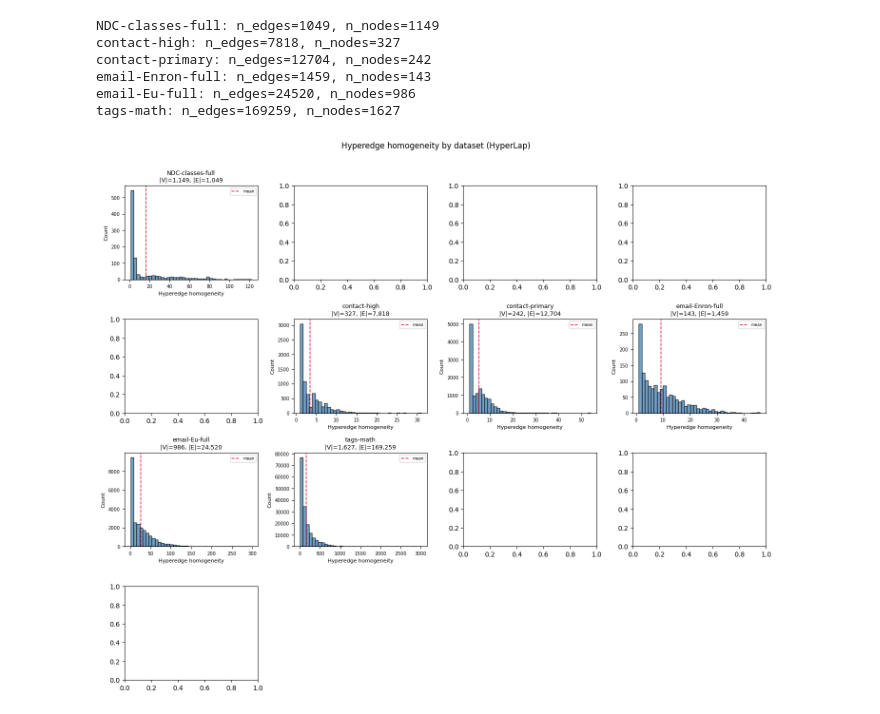
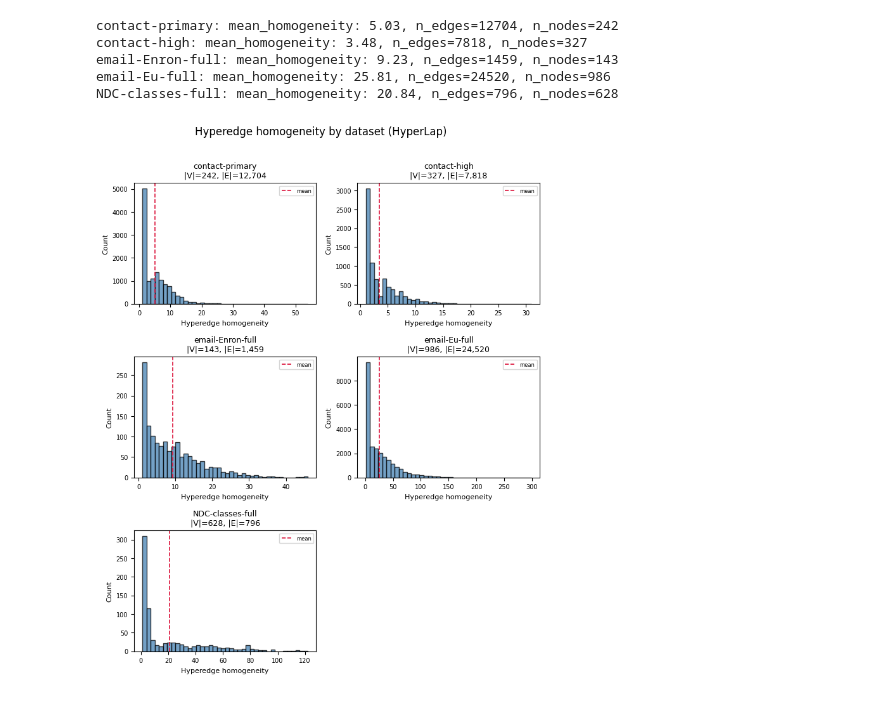
Before and after one commit to aduntslusine/hypergraphs, a Jupyter notebook: homogeneity.ipynb, the cells around one changed output. Drawn from its saved outputs; the diff is of its cells as text; code cells hidden in the pictures.

```diff
--- a/homogeneity.ipynb
+++ b/homogeneity.ipynb
@@ -41,6 +60,10 @@ for txt_path in sorted(DATASET_DIR.glob("*_graph.txt")):
     key = txt_path.stem.replace("_graph", "")
     print(key, flush=True)
 
+    if "coauth" in key:
+        print("     skipped\n")
+        continue
+
     edge_list = []
     with open(txt_path, "r") as f:
         for line in f:
@@ -49,12 +72,22 @@ for txt_path in sorted(DATASET_DIR.glob("*_graph.txt")):
                 continue
             tokens = line.replace(",", " ").split()
             edge_list.append([int(x) for x in tokens])
+    print("     read the file")
 
     H = Hypergraph(edge_list)
+    print("     made the hypergraph")
+    if H.is_connected():
+        print("     connected")
+    else:
+        H = H.subhypergraph_largest_component()
+        print("     extracted the component")
     hom_list = hyperedge_homogeneity_list(H)
     edge_sizes = [len(e) for e in H.get_edges()]
 
+    print("\n")
+
     homogeneity_by_dataset[key] = {
+        "H": H,
         "path": str(txt_path),
         "n_nodes": len(H.get_nodes()),
         "n_edges": len(H.get_edges()),
@@ -115,43 +153,38 @@ plt.show()
 # %%
 # Facet plot: one histogram per dataset
-names = sorted(homogeneity_by_dataset.keys())
+names = ["contact-primary", "contact-high", "email-Enron-full", "email-Eu-full", "NDC-classes-full"]
 n = len(names)
-ncols = 4
+ncols = 2
 nrows = int(np.ceil(n / ncols))
 fig, axes = plt.subplots(nrows, ncols, figsize=(3.6 * ncols, 2.9 * nrows), squeeze=False)
 axes_flat = axes.ravel()
 
 for i, name in enumerate(names):
-    # if (homogeneity_by_dataset[name]["n_edges"] > 100000):
-    if (homogeneity_by_dataset[name]["n_nodes"] > 2000):
-        # print(f"skipping {name}")
-        continue
     ax = axes_flat[i]
     hom = homogeneity_by_dataset[name]["hyperedge_homogeneity"]
     ax.hist(hom, bins=40, edgecolor="black", alpha=0.75, color="steelblue")
     mu = float(homogeneity_by_dataset[name]["mean_homogeneity"])
     ax.axvline(mu, color="crimson", linestyle="--", linewidth=1.2, label="mean")
     ax.legend(fontsize=6, loc="best")
     ax.set_title(
         f"{name}\n|V|={homogeneity_by_dataset[name]['n_nodes']:,}, |E|={homogeneity_by_dataset[name]['n_edges']:,}",
         fontsize=9,
     )
     ax.set_xlabel("Hyperedge homogeneity", fontsize=8)
     ax.set_ylabel("Count", fontsize=8)
     ax.tick_params(labelsize=7)
-    print(f"{name}: n_edges={homogeneity_by_dataset[name]['n_edges']}, n_nodes={homogeneity_by_dataset[name]['n_nodes']}")
+    print(f"{name}: mean_homogeneity: {round(homogeneity_by_dataset[name]['mean_homogeneity'], 2)}, n_edges={homogeneity_by_dataset[name]['n_edges']}, n_nodes={homogeneity_by_dataset[name]['n_nodes']}")
 
 for j in range(n, len(axes_flat)):
     axes_flat[j].set_visible(False)
 
 fig.suptitle("Hyperedge homogeneity by dataset (HyperLap)", fontsize=12, y=1.01)
 plt.tight_layout()
 plt.show()
 # %% [output]
-NDC-classes-full: n_edges=1049, n_nodes=1149
-contact-high: n_edges=7818, n_nodes=327
-contact-primary: n_edges=12704, n_nodes=242
-email-Enron-full: n_edges=1459, n_nodes=143
-email-Eu-full: n_edges=24520, n_nodes=986
-tags-math: n_edges=169259, n_nodes=1627
+contact-primary: mean_homogeneity: 5.03, n_edges=12704, n_nodes=242
+contact-high: mean_homogeneity: 3.48, n_edges=7818, n_nodes=327
+email-Enron-full: mean_homogeneity: 9.23, n_edges=1459, n_nodes=143
+email-Eu-full: mean_homogeneity: 25.81, n_edges=24520, n_nodes=986
+NDC-classes-full: mean_homogeneity: 20.84, n_edges=796, n_nodes=628
-[figure, old version]
+[figure, new version]
```
Also changed, not shown: parts of 19 cells of this notebook, 25 other files.
